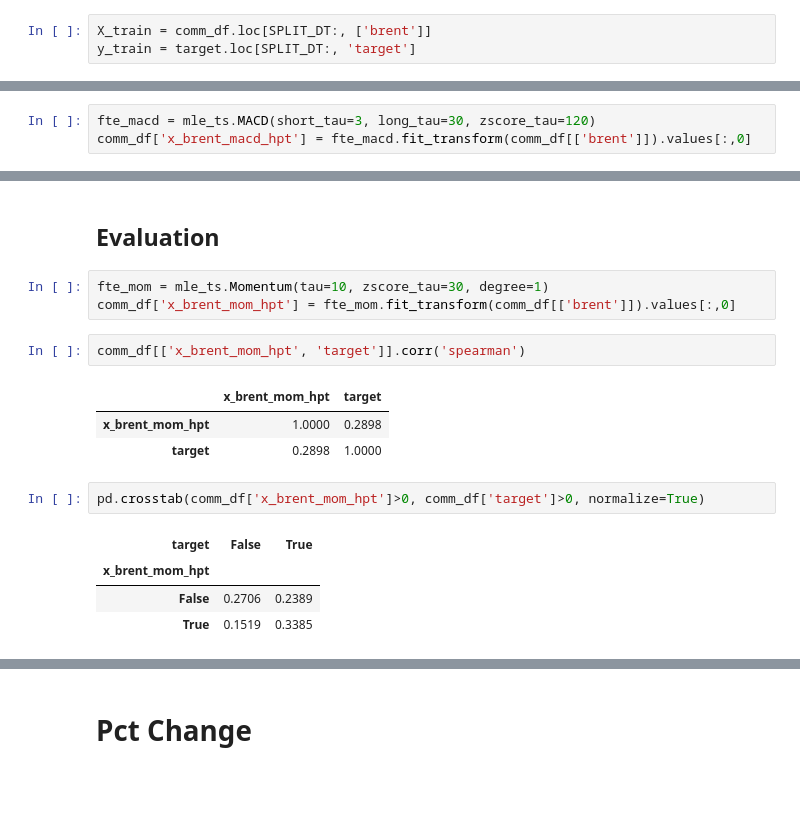
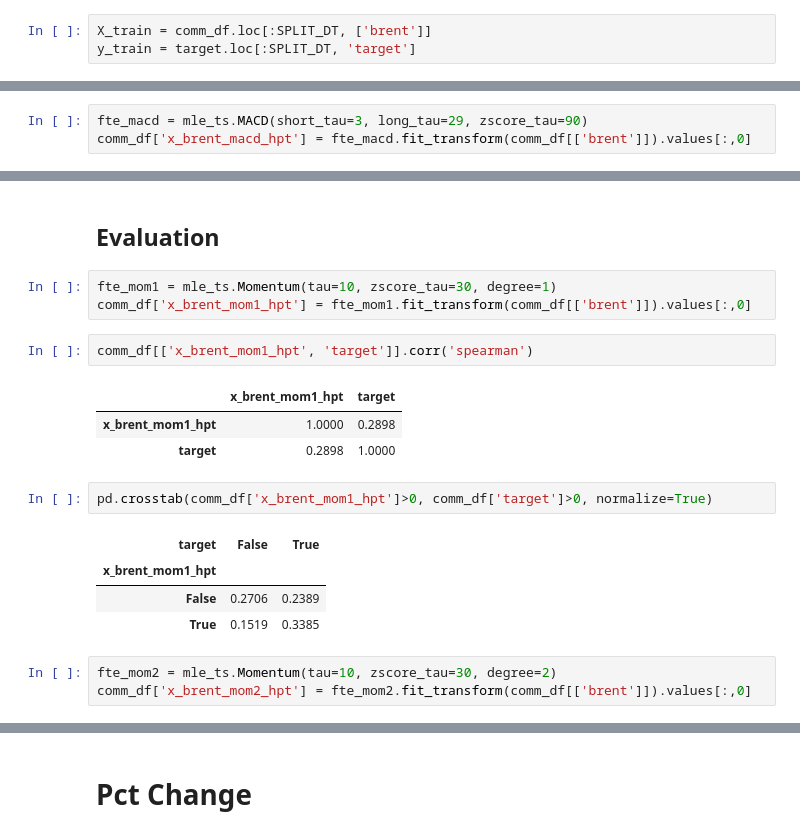
Before and after one commit to manualrg/ai4forecast, a Jupyter notebook: notebooks/04_fte_techind.ipynb, the cells around one changed output, grey strips where cells are left out. Saved outputs shown, nothing was run; the diff lists cells and outputs as text; blank space fills up the shorter version.

```diff
--- a/notebooks/04_fte_techind.ipynb
+++ b/notebooks/04_fte_techind.ipynb
@@ -43,8 +43,8 @@ spearman_scorer = make_scorer(compute_spearman, greater_is_better=True)
 # %% [markdown]
 # Split Data
 # %%
-X_train = comm_df.loc[SPLIT_DT:, ['brent']]
-y_train = target.loc[SPLIT_DT:, 'target']
+X_train = comm_df.loc[:SPLIT_DT, ['brent']]
+y_train = target.loc[:SPLIT_DT, 'target']
 # %%
 tscv = TimeSeriesSplit(n_splits=KFOLDS)
 sp_tscv  = tscv.split(y_train)
@@ -151,7 +151,7 @@ plt.show()
 # %% [markdown]
 ## Evaluation
 # %%
-fte_macd = mle_ts.MACD(short_tau=3, long_tau=30, zscore_tau=120)
+fte_macd = mle_ts.MACD(short_tau=3, long_tau=29, zscore_tau=90)
 comm_df['x_brent_macd_hpt'] = fte_macd.fit_transform(comm_df[['brent']]).values[:,0]
 # %%
 comm_df[['x_brent_macd_hpt', 'target']].corr('spearman')
@@ -306,18 +311,21 @@ plt.show()
 # %% [markdown]
 ## Evaluation
 # %%
-fte_mom = mle_ts.Momentum(tau=10, zscore_tau=30, degree=1)
-comm_df['x_brent_mom_hpt'] = fte_mom.fit_transform(comm_df[['brent']]).values[:,0]
+fte_mom1 = mle_ts.Momentum(tau=10, zscore_tau=30, degree=1)
+comm_df['x_brent_mom1_hpt'] = fte_mom1.fit_transform(comm_df[['brent']]).values[:,0]
 # %%
-comm_df[['x_brent_mom_hpt', 'target']].corr('spearman')
+comm_df[['x_brent_mom1_hpt', 'target']].corr('spearman')
 # %% [output]
-|  | x_brent_mom_hpt | target |
-| x_brent_mom_hpt | 1.0000 | 0.2898 |
+|  | x_brent_mom1_hpt | target |
+| x_brent_mom1_hpt | 1.0000 | 0.2898 |
 | target | 0.2898 | 1.0000 |
 # %%
-pd.crosstab(comm_df['x_brent_mom_hpt']>0, comm_df['target']>0, normalize=True)
+pd.crosstab(comm_df['x_brent_mom1_hpt']>0, comm_df['target']>0, normalize=True)
 # %% [output]
 | target | False | True |
-| x_brent_mom_hpt |  |  |
+| x_brent_mom1_hpt |  |  |
 | False | 0.2706 | 0.2389 |
 | True | 0.1519 | 0.3385 |
+# %%
+fte_mom2 = mle_ts.Momentum(tau=10, zscore_tau=30, degree=2)
+comm_df['x_brent_mom2_hpt'] = fte_mom2.fit_transform(comm_df[['brent']]).values[:,0]
```
Also changed, not shown: parts of 22 cells of this notebook.
